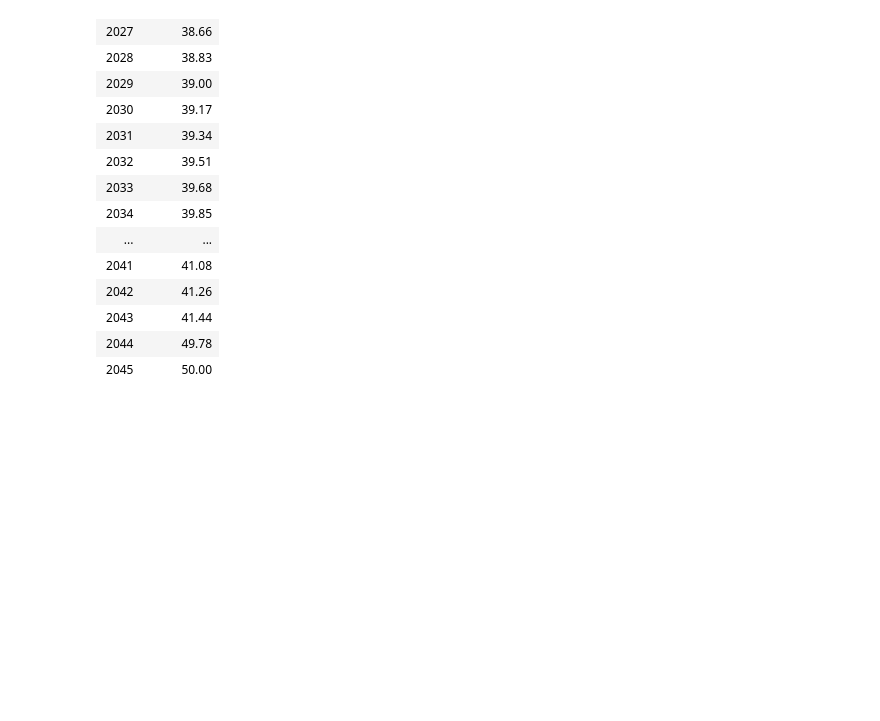
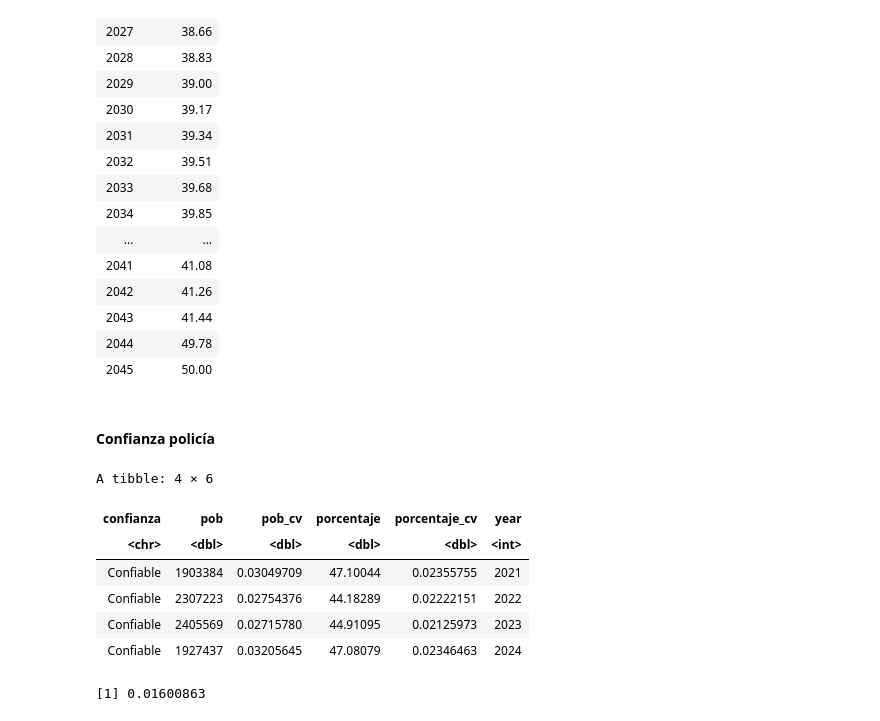
Before and after one commit to cpyp-ipdp/pgd_cdmx, a Jupyter notebook: indicadores/seguridad/indicadores_seguridad.ipynb, the cells around one changed output. Cells and saved outputs as stored; diff of their text form; code cells hidden in the pictures; blank space fills up the shorter version.

```diff
--- a/indicadores/seguridad/indicadores_seguridad.ipynb
+++ b/indicadores/seguridad/indicadores_seguridad.ipynb
@@ -1046,3 +1101,22 @@ A data.frame: 21 × 2
 | 2043 | 41.44 |
 | 2044 | 49.78 |
 | 2045 | 50.00 |
+# %% [markdown]
+#### Confianza policía
+# %%
+tabla_confianza_policia
+# %% [output]
+A tibble: 4 × 6
+| confianza | pob | pob_cv | porcentaje | porcentaje_cv | year |
+| <chr> | <dbl> | <dbl> | <dbl> | <dbl> | <int> |
+| Confiable | 1903384 | 0.03049709 | 47.10044 | 0.02355755 | 2021 |
+| Confiable | 2307223 | 0.02754376 | 44.18289 | 0.02222151 | 2022 |
+| Confiable | 2405569 | 0.02715780 | 44.91095 | 0.02125973 | 2023 |
+| Confiable | 1927437 | 0.03205645 | 47.08079 | 0.02346463 | 2024 |
+# %%
+#Desacelerar la tcma. Se utilizan los valores de 2024 y 2022 pero el período se toma de 2020 a 2024.
+#De 2011 a 2024 la confianza en la policía aumentó 15.5 puntos porcentuales: https://www.inegi.org.mx/contenidos/programas/envipe/2024/doc/envipe2024_cdmx.pdf. Se asumen que para 2045, la confianza podría llegar entre 65 y 70%.
+tcma_confianza_policia<-((tabla_confianza_policia$porcentaje[tabla_confianza_policia$year==2024]/tabla_confianza_policia$porcentaje[tabla_confianza_policia$year==2022])^(1/(2024-2020))-1)
+tcma_confianza_policia
+# %% [output]
+[1] 0.01600863
```
Also changed, not shown: parts of 8 cells of this notebook.
